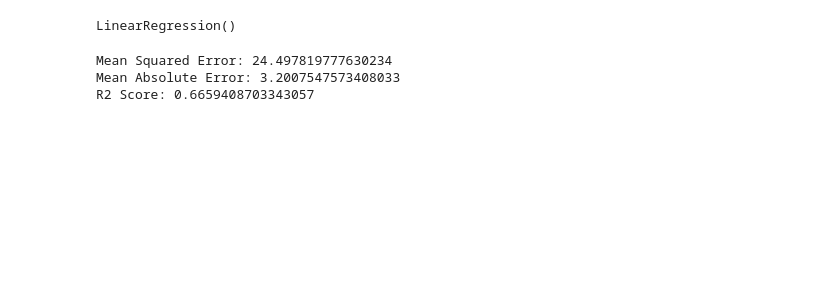
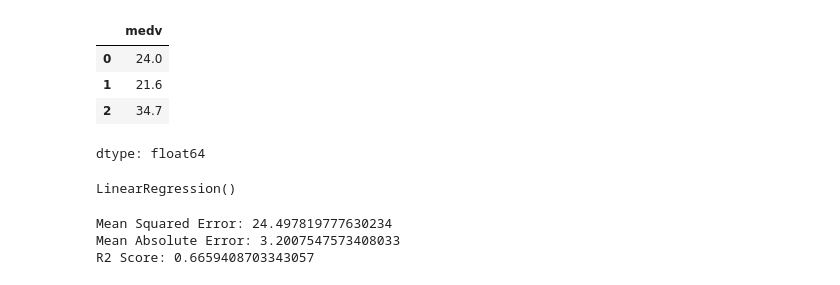
Before and after one commit to SriVarshini15/AIML, a Jupyter notebook: LinearRegression.ipynb, the cells around one changed output. Saved outputs shown, nothing was run; the diff lists cells and outputs as text; code cells hidden in the pictures; blank space fills up the shorter version.

```diff
--- a/LinearRegression.ipynb
+++ b/LinearRegression.ipynb
@@ -9,3 +30,11 @@ y=data["medv"]
+# %%
+y.head(3)
+# %% [output]
+|  | medv |
+| 0 | 24.0 |
+| 1 | 21.6 |
+| 2 | 34.7 |
+dtype: float64
 # %%
 from sklearn.model_selection import train_test_split
 x_train,x_test,y_train,y_test=train_test_split(x,y,test_size=0.2, random_state=42)
```
Also changed, not shown: parts of 5 cells of this notebook.
